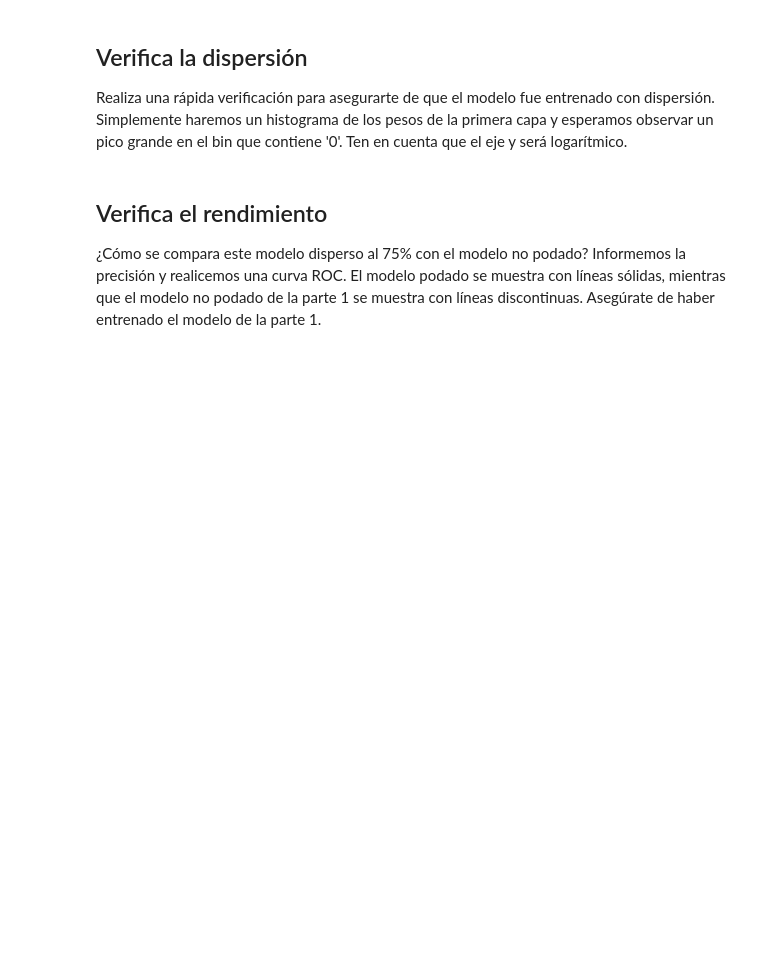
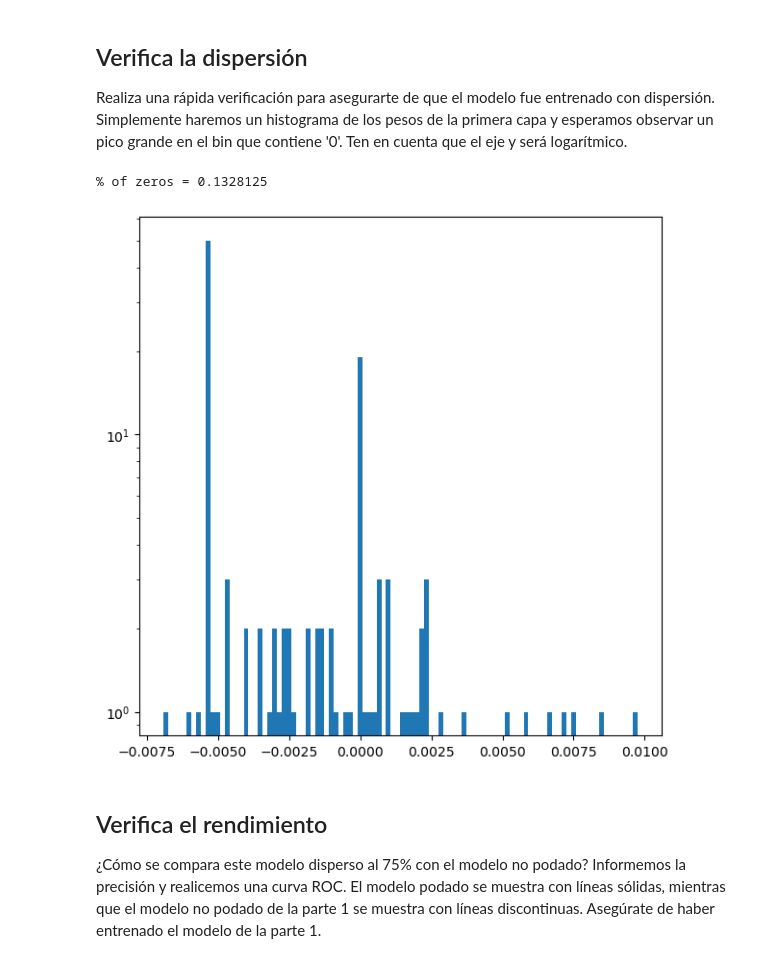
Before and after one commit to KaryAlc/HLS4ML, a Jupyter notebook: part3_compression.ipynb, the cells around one changed output. Saved outputs shown, nothing was run; the diff lists cells and outputs as text; code cells hidden in the pictures; blank space fills up the shorter version.

```diff
--- a/part3_compression.ipynb
+++ b/part3_compression.ipynb
@@ -93,12 +128,15 @@ else:
 ## Verifica la dispersión
 Realiza una rápida verificación para asegurarte de que el modelo fue entrenado con dispersión. Simplemente haremos un histograma de los pesos de la primera capa y esperamos observar un pico grande en el bin que contiene '0'. Ten en cuenta que el eje y será logarítmico.
 # %%
-w = model.layers[0].weights[0].numpy()
+w = model.layers[1].weights[1].numpy()
 h, b = np.histogram(w, bins=100)
 plt.figure(figsize=(7, 7))
 plt.bar(b[:-1], h, width=b[1] - b[0])
 plt.semilogy()
 print('% of zeros = {}'.format(np.sum(w == 0) / np.size(w)))
+# %% [output]
+% of zeros = 0.1328125
+[figure, added]
 # %% [markdown]
 ## Verifica el rendimiento
 ¿Cómo se compara este modelo disperso al 75% con el modelo no podado? Informemos la precisión y realicemos una curva ROC. El modelo podado se muestra con líneas sólidas, mientras que el modelo no podado de la parte 1 se muestra con líneas discontinuas. Asegúrate de haber entrenado el modelo de la parte 1.
```
Also changed, not shown: parts of 6 cells of this notebook, 2 other files.
